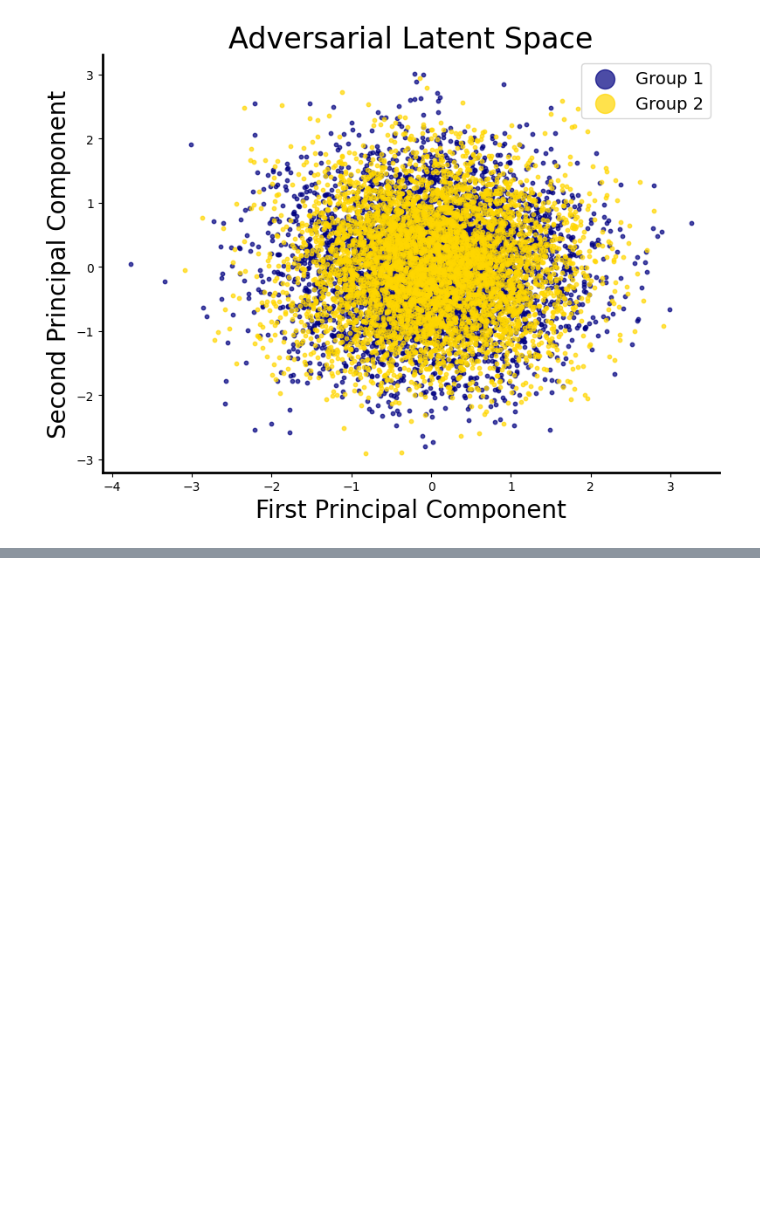
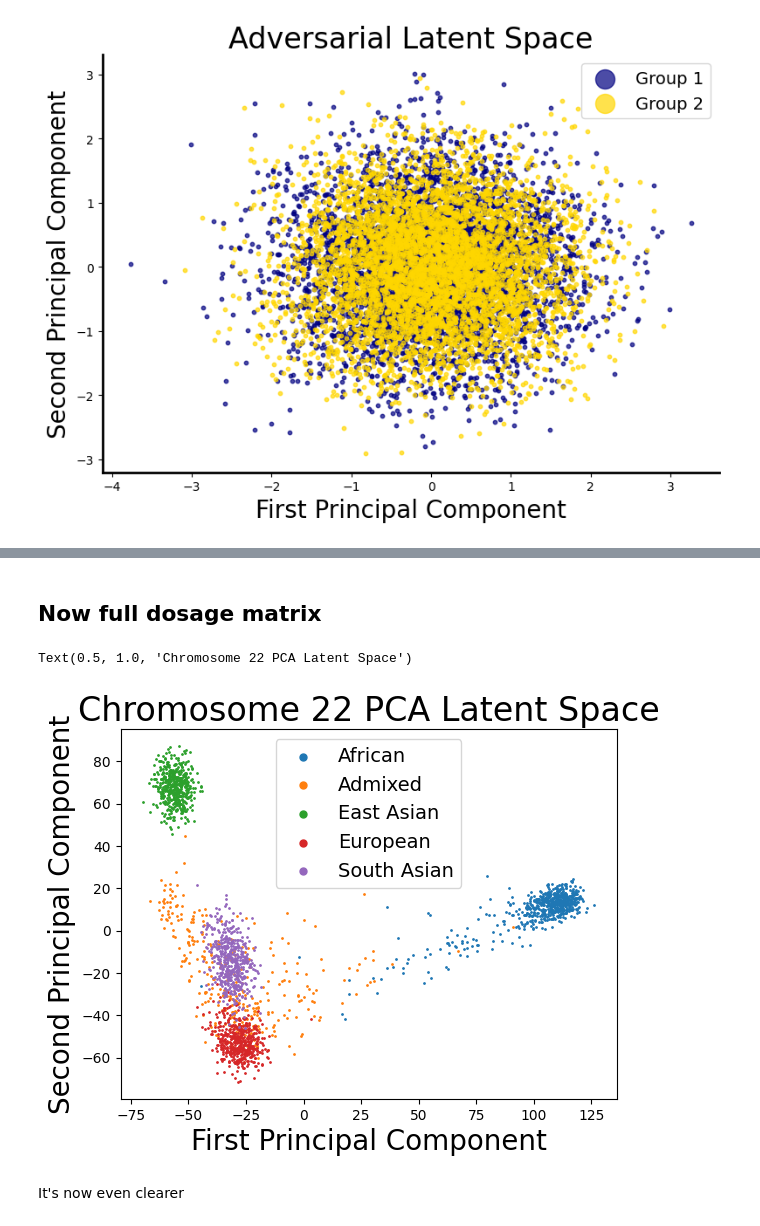
Before and after one commit to bystrogenomics/bystro, a Jupyter notebook: python/python/bystro/examples/Demo_Fair_PCA.ipynb, the cells around one changed output, grey strips where cells are left out. Cells and saved outputs as stored; diff of their text form; code cells hidden in the pictures; blank space fills up the shorter version.

```diff
--- a/python/python/bystro/examples/Demo_Fair_PCA.ipynb
+++ b/python/python/bystro/examples/Demo_Fair_PCA.ipynb
@@ -138,0 +160,13 @@ plot_pca_latent_space(S_adv,group_idx,title='Adversarial Latent Space')
+# %%
+def one_hot_encoder_based_on_samples(sample_names, one_hot_df):
+    # Ensure sample names are in the same order and format as in one_hot_df
+    # Find the rows in one_hot_df corresponding to the sample names
+    filtered_df = one_hot_df[one_hot_df['Sample'].isin(sample_names)]
+
+    # Sort to match the order of the sample_names index
+    filtered_df = filtered_df.set_index('Sample').loc[sample_names]
+
+    # Extract the one-hot encoded values (drop 'Population' column)
+    one_hot_encoded_matrix = filtered_df.drop(columns=['Population']).values
+
+    return one_hot_encoded_matrix
@@ -138,0 +226,21 @@ plot_pca_latent_space(S_adv,group_idx,title='Adversarial Latent Space')
+# %% [markdown]
+## Now full dosage matrix
+# %%
+dosage_full = dosage_matrix[sums_dosage>maf].T
+model_pca_chr22 = PCA(2)
+S_22_pca = model_pca_chr22.fit_transform(dosage_full)
+# %%
+plt.scatter(S_22_pca[one_hot_integer[:,0]==1,0],S_22_pca[one_hot_integer[:,0]==1,1],s=1,label='African')
+plt.scatter(S_22_pca[one_hot_integer[:,1]==1,0],S_22_pca[one_hot_integer[:,1]==1,1],s=1,label='Admixed')
+plt.scatter(S_22_pca[one_hot_integer[:,2]==1,0],S_22_pca[one_hot_integer[:,2]==1,1],s=1,label='East Asian')
+plt.scatter(S_22_pca[one_hot_integer[:,3]==1,0],S_22_pca[one_hot_integer[:,3]==1,1],s=1,label='European')
+plt.scatter(S_22_pca[one_hot_integer[:,4]==1,0],S_22_pca[one_hot_integer[:,4]==1,1],s=1,label='South Asian')
+plt.legend(loc='upper center', fontsize=14, scatterpoints=1, markerscale=5)
+plt.xlabel('First Principal Component',fontsize=20)
+plt.ylabel('Second Principal Component',fontsize=20)
+plt.title('Chromosome 22 PCA Latent Space',fontsize=24)
+# %% [output]
+Text(0.5, 1.0, 'Chromosome 22 PCA Latent Space')
+[figure, added]
+# %% [markdown]
+It's now even clearer
```
Also changed, not shown: parts of 23 cells of this notebook, 2 other files.
